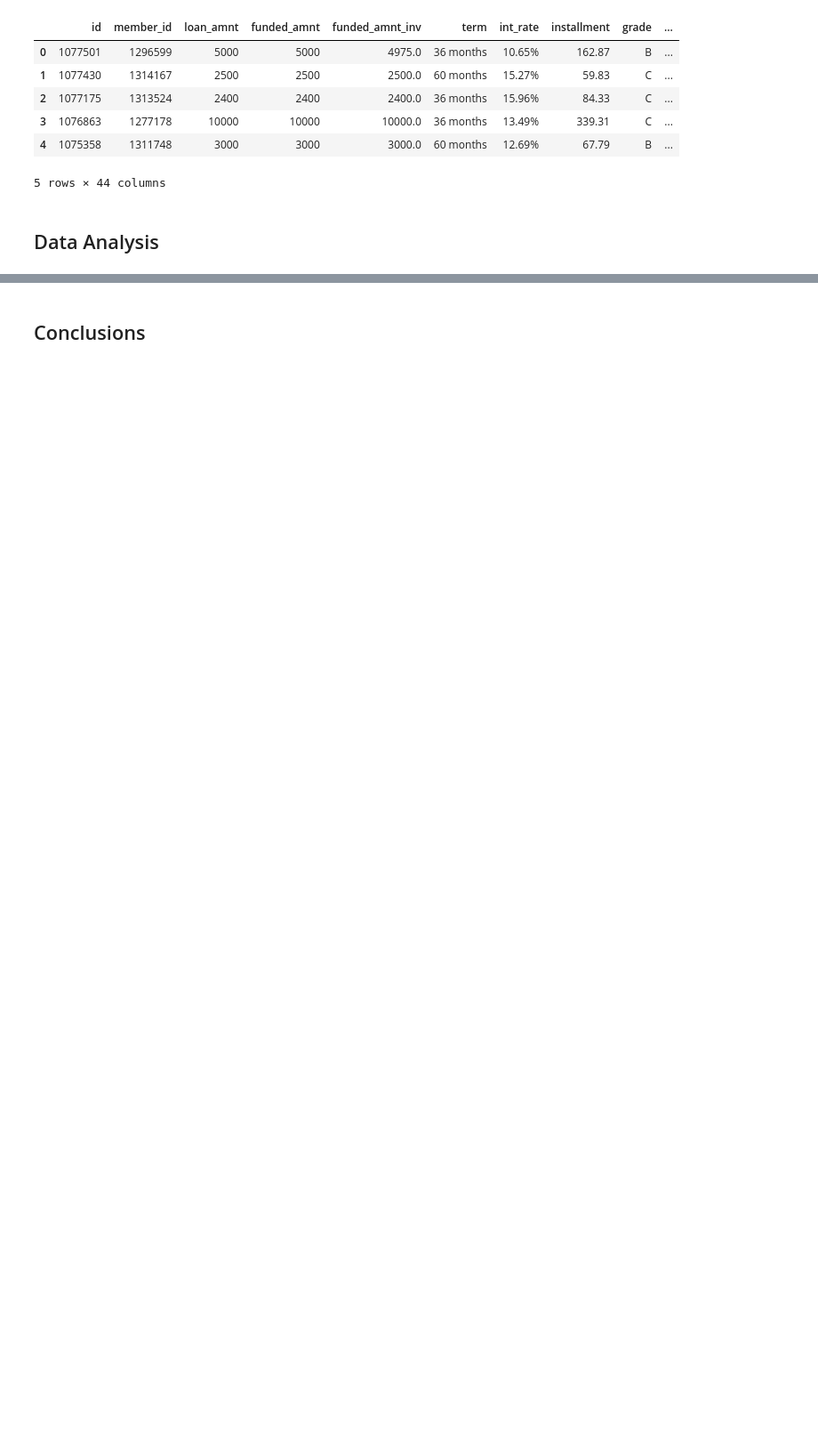
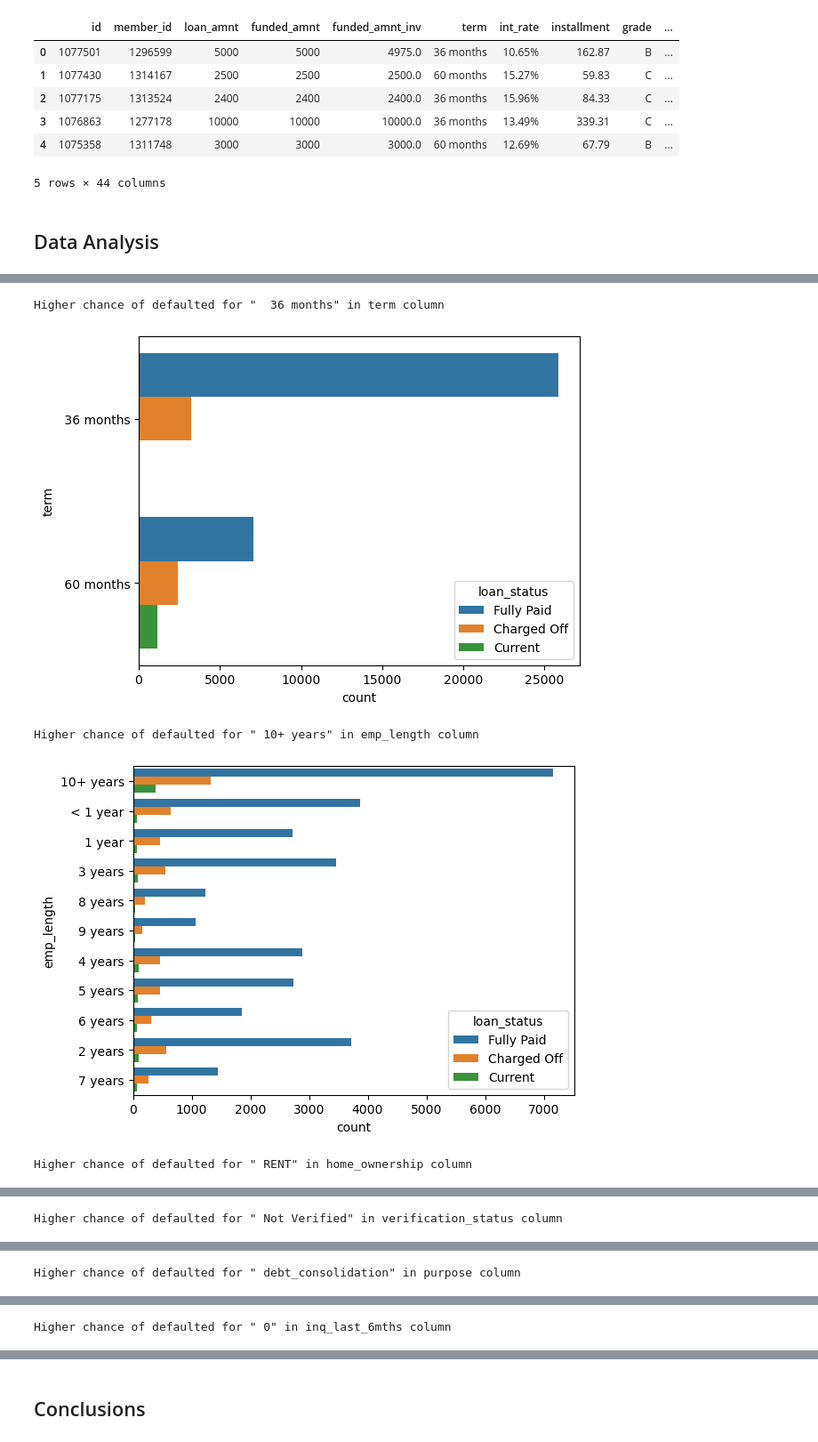
Before and after one commit to Gnana0248/LendingClubCaseStudy, a Jupyter notebook: Lending Club Case Study Analysis.ipynb, the cells around one changed output, grey strips where cells are left out. Shown at 89% size. Cells and saved outputs as stored; diff of their text form; code cells hidden in the pictures; blank space fills up the shorter version.

```diff
--- a/Lending Club Case Study Analysis.ipynb
+++ b/Lending Club Case Study Analysis.ipynb
@@ -366,0 +382,3 @@ Name: loan_amnt, dtype: float64
+# %%
+# Get the defaulted applicant
+defaulted_applicant = loan_applicants[loan_applicants['loan_status'] == 'Charged Off']
@@ -366,0 +459,15 @@ Name: loan_amnt, dtype: float64
+# %%
+def analysing_categorical_column(column, defaulted_applicant=defaulted_applicant):
+    counts = defaulted_applicant[column].value_counts()
+    print(Fore.RED + f'Higher chance of defaulted for \" {counts.index[0]}\" in {column} column')
+
+for column in categorical_columns:
+    analysing_categorical_column(column)
+    sns.countplot(y=column, data=loan_applicants, hue=loan_applicants['loan_status'])
+    plt.show()
+# %% [output]
+Higher chance of defaulted for "  36 months" in term column
+[figure, added]
+Higher chance of defaulted for " 10+ years" in emp_length column
+[figure, added]
+Higher chance of defaulted for " RENT" in home_ownership column
@@ -366,0 +475 @@ Name: loan_amnt, dtype: float64
+Higher chance of defaulted for " Not Verified" in verification_status column
@@ -366,0 +477 @@ Name: loan_amnt, dtype: float64
+Higher chance of defaulted for " debt_consolidation" in purpose column
@@ -366,0 +479 @@ Name: loan_amnt, dtype: float64
+Higher chance of defaulted for " 0" in inq_last_6mths column
```
Also changed, not shown: parts of 51 cells of this notebook.
